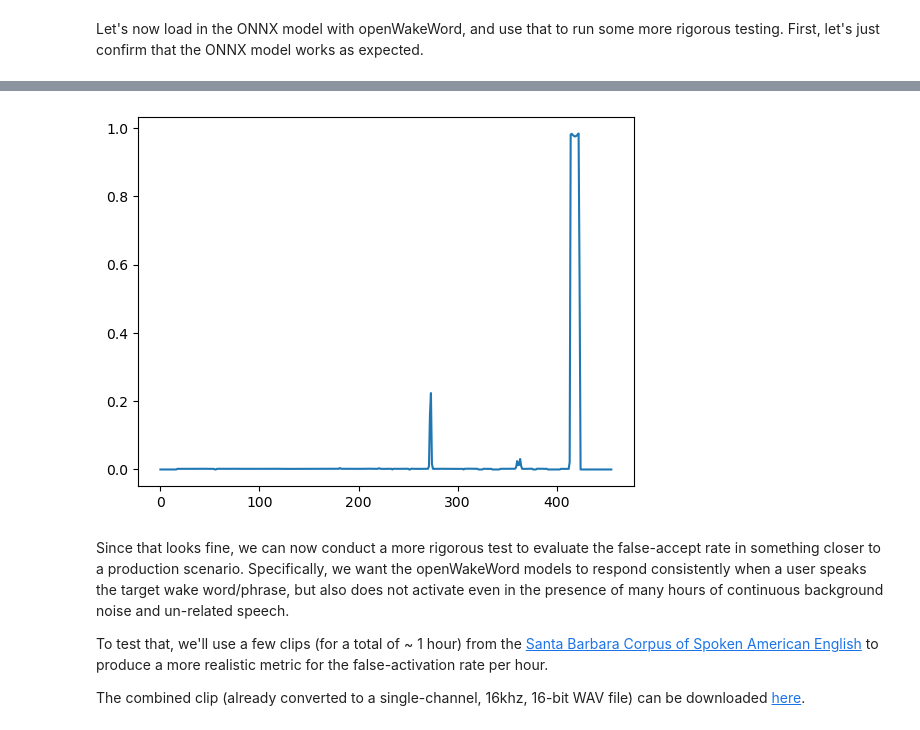
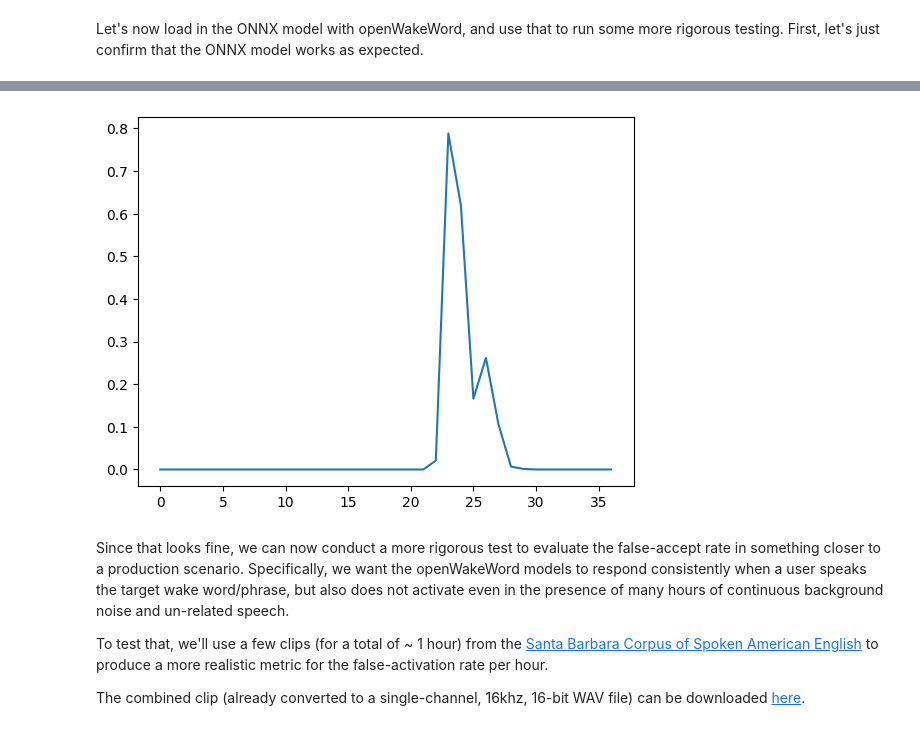
Before and after one commit to Willy8m/openWakeWord, a Jupyter notebook: notebooks/training_models.ipynb, the cells around one changed output, grey strips where cells are left out. Cells and saved outputs as stored; diff of their text form; code cells hidden in the pictures.

```diff
--- a/notebooks/training_models.ipynb
+++ b/notebooks/training_models.ipynb
@@ -388,7 +537,7 @@ Let's now load in the ONNX model with openWakeWord, and use that to run some mor
 # Create openWakeWord instance
 
 oww = openwakeword.Model(
-    wakeword_model_paths=["turn_on_the_office_lights.onnx"],
-    enable_speex_noise_suppression=True,
+    wakeword_model_paths=["alexa2500015000100.onnx"],
+    enable_speex_noise_suppression=False,
     vad_threshold=0.5
 )
@@ -395,12 +547,12 @@ oww = openwakeword.Model(
-# %%
-# Do a quick test prediction on the test clip to confirm that the behavior is still as expected
-
-scores = oww.predict_clip("turn_on_the_office_lights_test_clip.wav")
-
-plt.figure()
-_ = plt.plot([i["turn_on_the_office_lights"] for i in scores])
-# %% [output]
-[figure, removed]
+# %%
+# Do a quick test prediction on the test clip to confirm that the behavior is still as expected
+
+scores = oww.predict_clip("training_tutorial_data/positive/alexa.wav")
+# %%
+plt.figure()
+_ = plt.plot([i["alexa2500015000100"] for i in scores])
+# %% [output]
+[figure, added]
 # %% [markdown]
 Since that looks fine, we can now conduct a more rigorous test to evaluate the false-accept rate in something closer to a production scenario. Specifically, we want the openWakeWord models to respond consistently when a user speaks the target wake word/phrase, but also does not activate even in the presence of many hours of continuous background noise and un-related speech.
 
```
Also changed, not shown: parts of 40 cells of this notebook, 17 other files.
